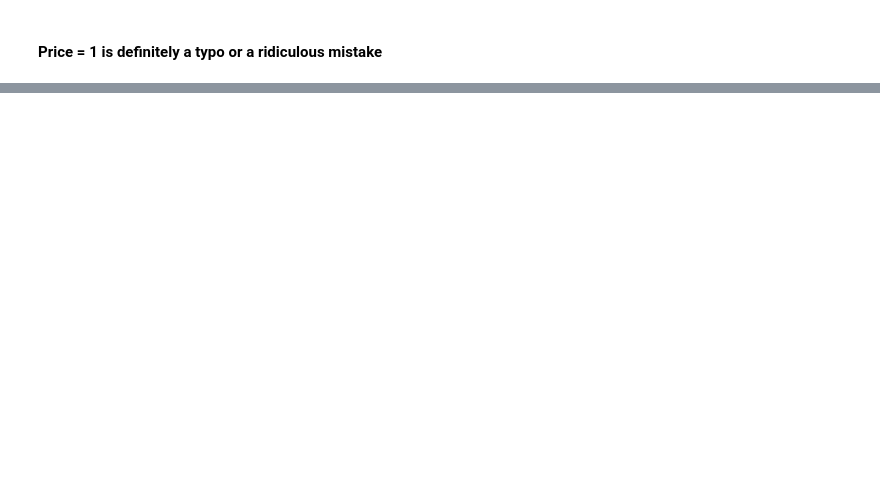
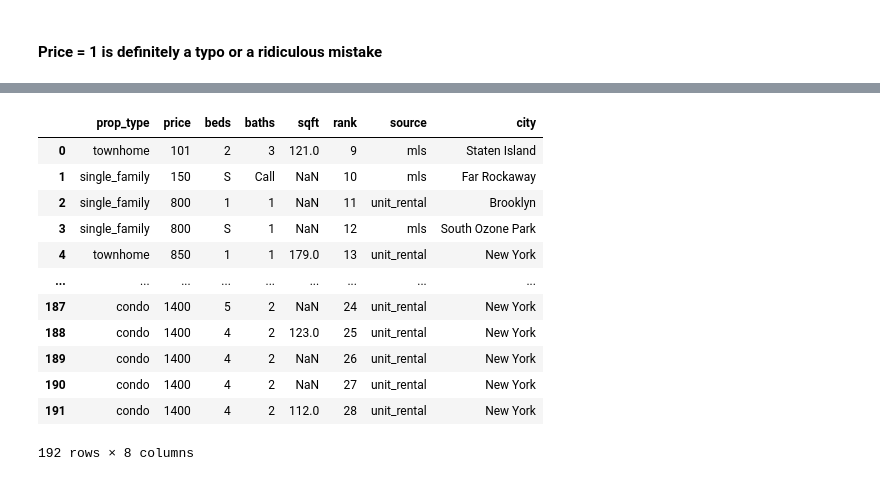
Before and after one commit to ShubhPundir/Rental-Apartment-Analysis, a Jupyter notebook: Data Collection.ipynb, the cells around one changed output, grey strips where cells are left out. Cells and saved outputs as stored; diff of their text form; code cells hidden in the pictures; blank space fills up the shorter version.

```diff
--- a/Data Collection.ipynb
+++ b/Data Collection.ipynb
@@ -146,0 +107,4 @@ df['address_new'][8]
+# %%
+from sklearn.impute import KNNImputer
+impute_knn = KNNImputer(n_neighbors=2)
+impute_knn.fit_transform(df)
@@ -147,12 +113,14 @@ df['address_new'][8]
+# %%
+df.reset_index(drop=True,inplace=True)
 # %%
-df['City']=None
-df['Country']=None
-df['State']=None
+df['city']=None
+# df['Country']=None
+# df['State']=None
 for i in range(0,len(df)):
     temp = df['address_new'][i]
-    df['City'][i] = temp['city']
-    df['Country'][i] = temp['country']
-    df['State'][i] = temp['state']
+    df['city'][i] = temp['city']
+#     df['Country'][i] = temp['country']
+#     df['State'][i] = temp['state']
 # %% [output]
 A value is trying to be set on a copy of a slice from a DataFrame
 
@@ -178,2 +128,0 @@ df.head()
-# %%
-df.drop(columns=['address_new'],inplace=True)
@@ -180,3 +145,20 @@ df.drop(columns=['address_new'],inplace=True)
+# %%
+df.drop(columns='address_new',inplace=True)
+df
+# %% [output]
+|  | prop_type | price | beds | baths | sqft | rank | source | city |
+| 0 | townhome | 101 | 2 | 3 | 121.0 | 9 | mls | Staten Island |
+| 1 | single_family | 150 | S | Call | NaN | 10 | mls | Far Rockaway |
+| 2 | single_family | 800 | 1 | 1 | NaN | 11 | unit_rental | Brooklyn |
+| 3 | single_family | 800 | S | 1 | NaN | 12 | mls | South Ozone Park |
+| 4 | townhome | 850 | 1 | 1 | 179.0 | 13 | unit_rental | New York |
+| ... | ... | ... | ... | ... | ... | ... | ... | ... |
+| 187 | condo | 1400 | 5 | 2 | NaN | 24 | unit_rental | New York |
+| 188 | condo | 1400 | 4 | 2 | 123.0 | 25 | unit_rental | New York |
+| 189 | condo | 1400 | 4 | 2 | NaN | 26 | unit_rental | New York |
+| 190 | condo | 1400 | 4 | 2 | NaN | 27 | unit_rental | New York |
+| 191 | condo | 1400 | 4 | 2 | 112.0 | 28 | unit_rental | New York |
+192 rows × 8 columns
 # %%
 df.beds.value_counts()
 # %% [output]
```
Also changed, not shown: parts of 39 cells of this notebook, 1 other file.
